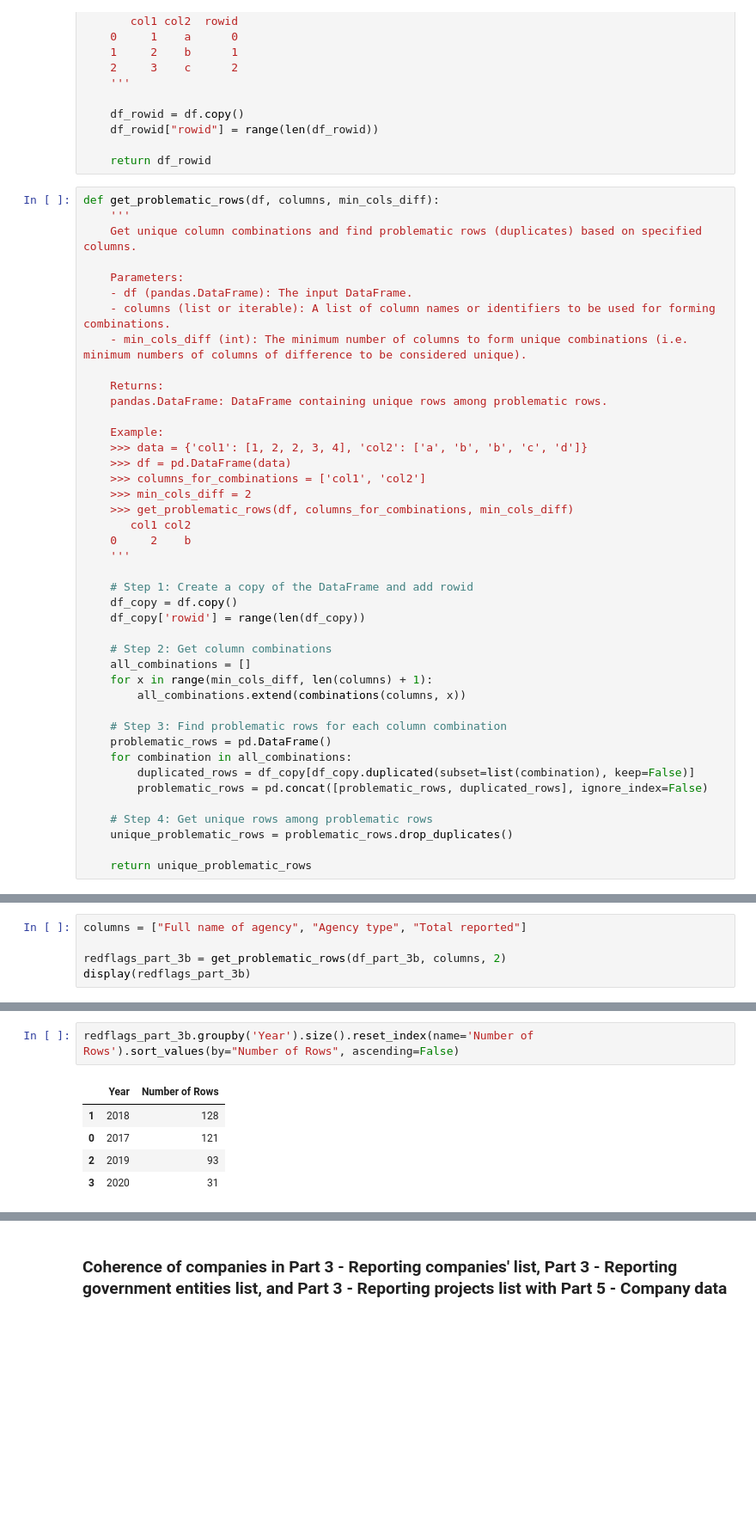
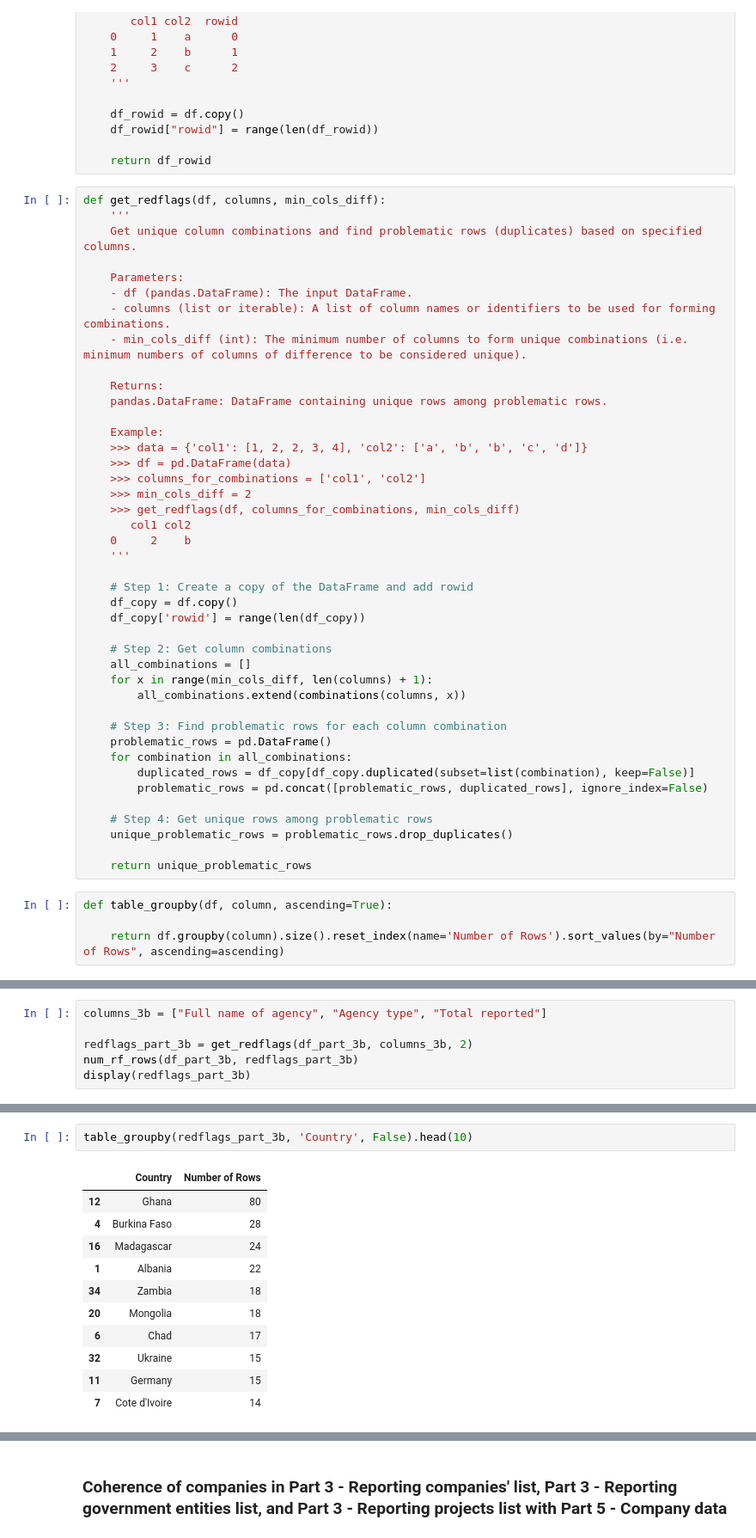
Before and after one commit to civicliteracies/EITI_SDT_data_verification_and_validation, a Jupyter notebook: 02 - Duplication and coherence.ipynb, the cells around one changed output, grey strips where cells are left out. Shown: that part at 86% size. Saved outputs shown, nothing was run; the diff lists cells and outputs as text; blank space fills up the shorter version.

```diff
--- a/02 - Duplication and coherence.ipynb
+++ b/02 - Duplication and coherence.ipynb
@@ -134,7 +137,7 @@ def add_rowid(df):
 
     return df_rowid
 # %%
-def get_problematic_rows(df, columns, min_cols_diff):
+def get_redflags(df, columns, min_cols_diff):
     '''
     Get unique column combinations and find problematic rows (duplicates) based on specified columns.
 
@@ -151,7 +154,7 @@ def get_problematic_rows(df, columns, min_cols_diff):
     >>> df = pd.DataFrame(data)
     >>> columns_for_combinations = ['col1', 'col2']
     >>> min_cols_diff = 2
-    >>> get_problematic_rows(df, columns_for_combinations, min_cols_diff)
+    >>> get_redflags(df, columns_for_combinations, min_cols_diff)
        col1 col2
     0     2    b
     '''
@@ -175,3 +178,7 @@ def get_problematic_rows(df, columns, min_cols_diff):
     unique_problematic_rows = problematic_rows.drop_duplicates()
 
     return unique_problematic_rows
+# %%
+def table_groupby(df, column, ascending=True):
+
+    return df.groupby(column).size().reset_index(name='Number of Rows').sort_values(by="Number of Rows", ascending=ascending)
@@ -180,6 +287,7 @@ def get_problematic_rows(df, columns, min_cols_diff):
 # %%
-columns = ["Full name of agency", "Agency type", "Total reported"]
+columns_3b = ["Full name of agency", "Agency type", "Total reported"]
 
-redflags_part_3b = get_problematic_rows(df_part_3b, columns, 2)
+redflags_part_3b = get_redflags(df_part_3b, columns_3b, 2)
+num_rf_rows(df_part_3b, redflags_part_3b)
 display(redflags_part_3b)
 # %% [output]
@@ -219,8 +316,14 @@ redflags_part_3b.groupby('Country').size().reset_index(name='Number of Rows').so
 # %%
-redflags_part_3b.groupby('Year').size().reset_index(name='Number of Rows').sort_values(by="Number of Rows", ascending=False)
+table_groupby(redflags_part_3b, 'Country', False).head(10)
 # %% [output]
-|  | Year | Number of Rows |
-| 1 | 2018 | 128 |
-| 0 | 2017 | 121 |
-| 2 | 2019 | 93 |
-| 3 | 2020 | 31 |
+|  | Country | Number of Rows |
+| 12 | Ghana | 80 |
+| 4 | Burkina Faso | 28 |
+| 16 | Madagascar | 24 |
+| 1 | Albania | 22 |
+| 34 | Zambia | 18 |
+| 20 | Mongolia | 18 |
+| 6 | Chad | 17 |
+| 32 | Ukraine | 15 |
+| 11 | Germany | 15 |
+| 7 | Cote d'Ivoire | 14 |
```
Also changed, not shown: parts of 43 cells of this notebook.
